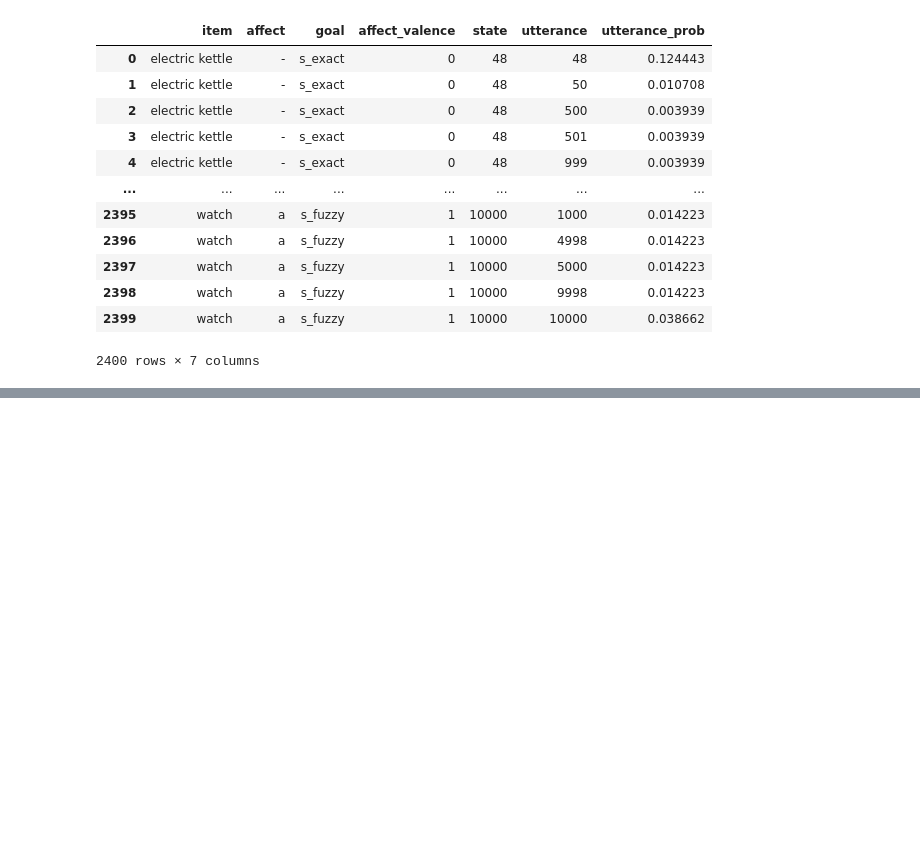
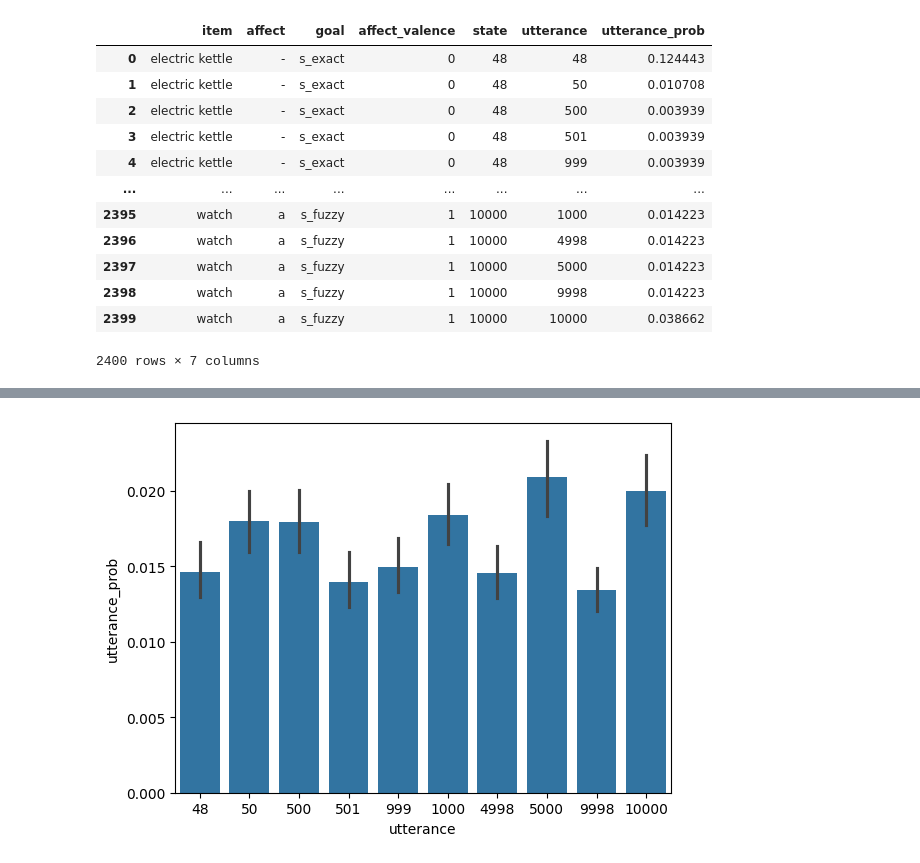
Before and after one commit to polina-tsvilodub/number_interpretation, a Jupyter notebook: code/analysis/analyse_speaker.ipynb, the cells around one changed output, grey strips where cells are left out. Saved outputs shown, nothing was run; the diff lists cells and outputs as text; code cells hidden in the pictures; blank space fills up the shorter version.

```diff
--- a/code/analysis/analyse_speaker.ipynb
+++ b/code/analysis/analyse_speaker.ipynb
@@ -422,0 +467,7 @@ df_allSim_utterance_probs_mean
+# %%
+# plot utterances by item, across goals, to check inclusion of priors over prices implicitly
+df_utterance_kettle = df_allSim_utterance_probs[df_allSim_utterance_probs["item"] == "electric kettle"]
+p = sns.barplot(data=df_utterance_kettle, x="utterance", y="utterance_prob")
+plt.show()
+# %% [output]
+[figure, added]
```
Also changed, not shown: parts of 7 cells of this notebook, 22 other files.
